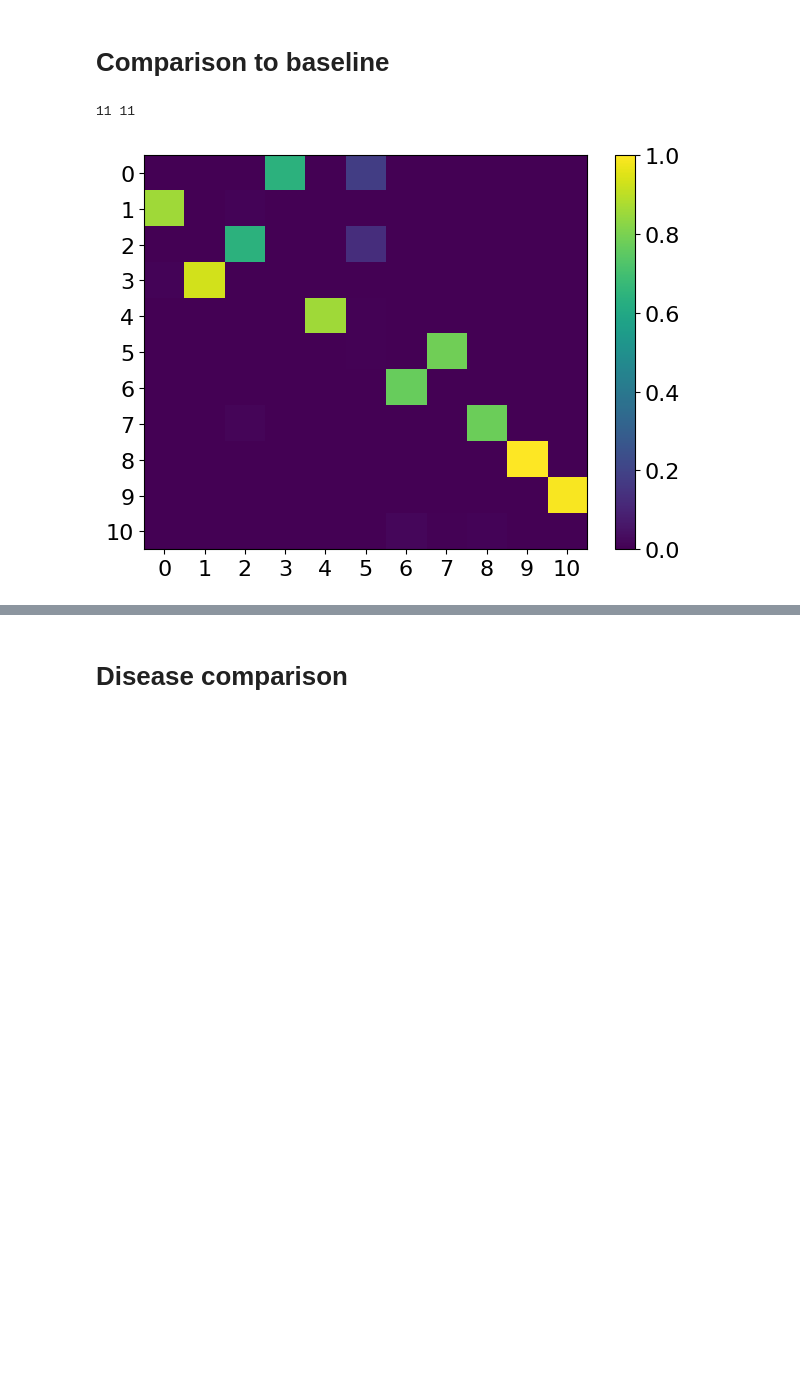
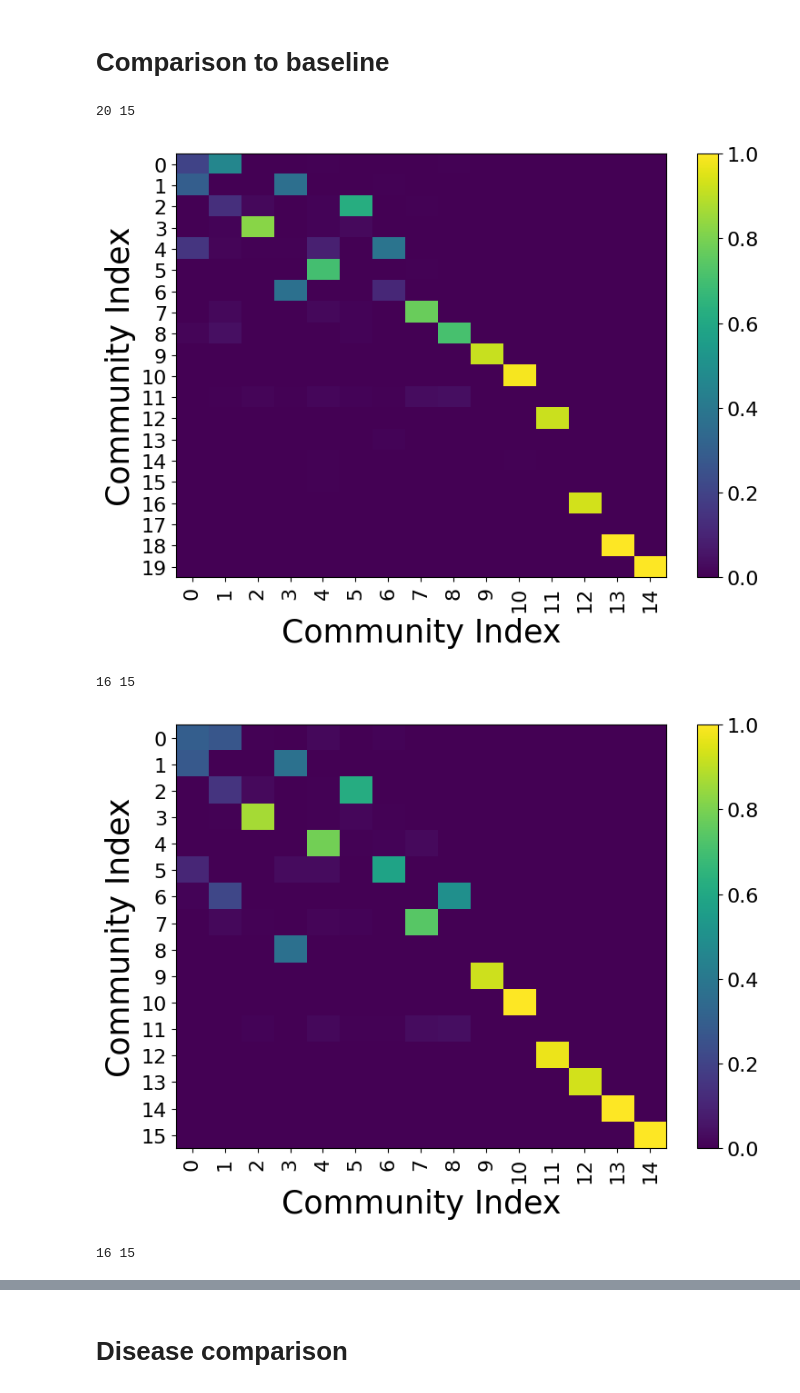
Before and after one commit to Monomanae/DDBC-hypergraph, a Jupyter notebook: Methods/DDBC/disease_jaccard_similarity.ipynb, the cells around one changed output, grey strips where cells are left out. Drawn from its saved outputs; the diff is of its cells as text; code cells hidden in the pictures; blank space fills up the shorter version.

```diff
--- a/Methods/DDBC/disease_jaccard_similarity.ipynb
+++ b/Methods/DDBC/disease_jaccard_similarity.ipynb
@@ -11,8 +11,8 @@ from itertools import permutations,combinations
 # %% [markdown]
 # Loading variables
 # %%
-# LIST_OF_DISEASES = ["BIPOLAR", "SCHIZOPHRENIA", "LEUKEMIA", "BREASTCANCER"]
-LIST_OF_DISEASES = ["BIPOLAR"]
+LIST_OF_DISEASES = ["BIPOLAR", "SCHIZOPHRENIA", "LEUKEMIA", "BREASTCANCER"]
+LIST_OF_DISEASES_LABEL = ["Bipolar Disorder", "Schizophrenia", "Leukemia", "Breast Cancer"]
 # %% [markdown]
 # Functions
 # %%
@@ -58,31 +58,40 @@ def jaccard_matrix(communities_left, communities_right):
     return J
 # %%
 def plot_heatmap(M, row_labels=None, col_labels=None,
-                 cmap="viridis", vmin=None, vmax=None, save_path=None, show_value = True):
+                 cmap="viridis", vmin=None, vmax=None,
+                 save_path=None, show_value=True, show_label = True):
     """
-    Plot a heatmap for a 2D matrix, with optional row/column labels,
-    and show the value in each cell.
+    Plot a heatmap for a 2D matrix, with optional custom row/column labels,
+    and optionally show the value in each cell.
     """
-    import numpy as np
-    import matplotlib.pyplot as plt
 
     M = np.asarray(M)
 
-    plt.figure()
+    plt.figure(figsize = (8,6))
     im = plt.imshow(M, cmap=cmap, vmin=vmin, vmax=vmax, aspect="auto")
     plt.colorbar(im)
 
-    # Optional labels
-    plt.yticks(range(M.shape[0]), range(M.shape[0]))
-    plt.xticks(range(M.shape[1]), range(M.shape[1]))
+    # changed: use custom row labels if provided, otherwise default to indices
+    if row_labels is None:
+        row_labels = list(range(M.shape[1]))
+    # changed: use custom column labels if provided, otherwise default to indices
+    if col_labels is None:
+        col_labels = list(range(M.shape[0]))
 
-    # ---- ADD CELL VALUE ANNOTATIONS ----
-    if (show_value):
+    # changed: apply custom tick labels
+    plt.xticks(range(M.shape[1]), row_labels, rotation = 90)
+    plt.yticks(range(M.shape[0]), col_labels)
+    if (show_label):
+        plt.xlabel("Community Index")
+        plt.ylabel("Community Index")
+
+
+    if show_value:
         for i in range(M.shape[0]):
             for j in range(M.shape[1]):
                 plt.text(
                     j, i,
-                    f"{M[i, j]:.2f}",          # format here
+                    f"{M[i, j]:.2f}",
                     ha="center",
                     va="center",
                     color=("teal" if i == j else "white")
@@ -139,6 +153,9 @@ def community_jaccard_matrix(d1,d2, save_path = None,show_plot = True, selected
 # %%
 for d in LIST_OF_DISEASES:
-    J = community_jaccard_matrix(d, "NONE", save_path=f"../../Graphs/{d}/jaccard_comparison_to_baseline.png", show_plot=True, selected=True)
+    J = community_jaccard_matrix(d, "NONE", save_path=f"../../Graphs/{d}/jaccard_comparison_to_baseline.pdf", show_plot=True, selected=False)
 # %% [output]
-11 11
+20 15
-[figure, old version]
+[figure, new version]
+16 15
+[figure, added]
+16 15
```
Also changed, not shown: parts of 7 cells of this notebook, 42 other files.
